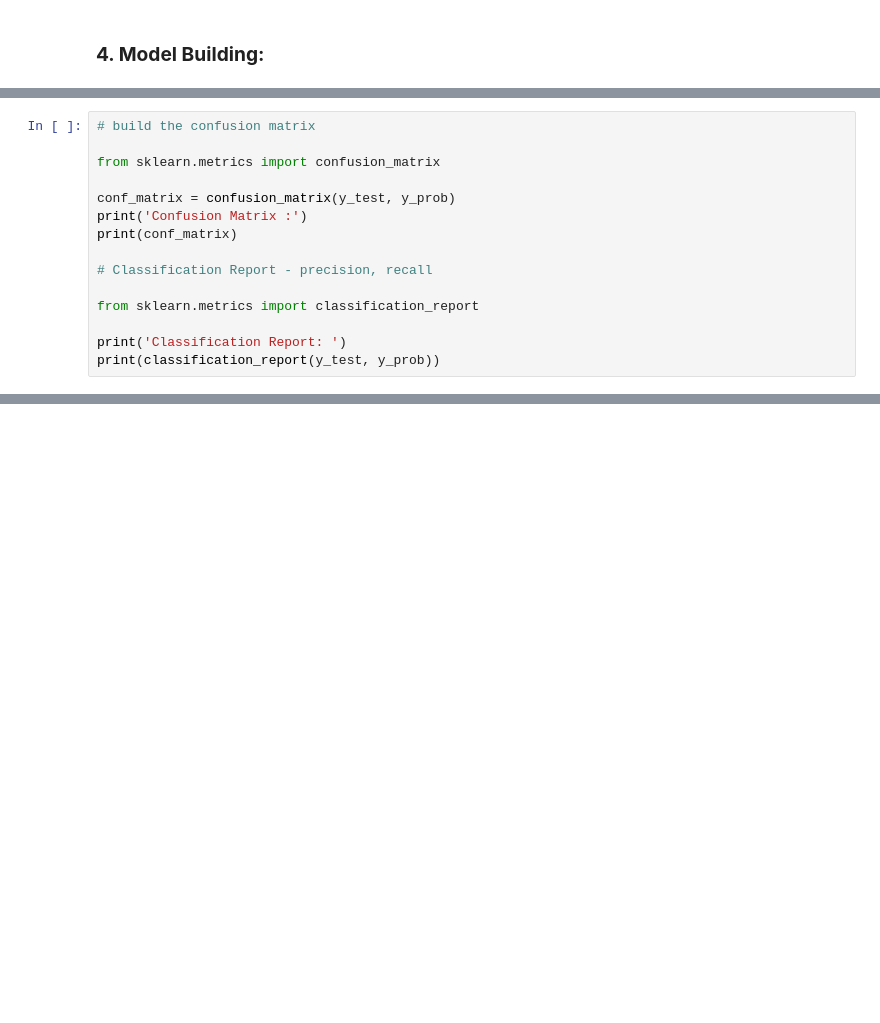
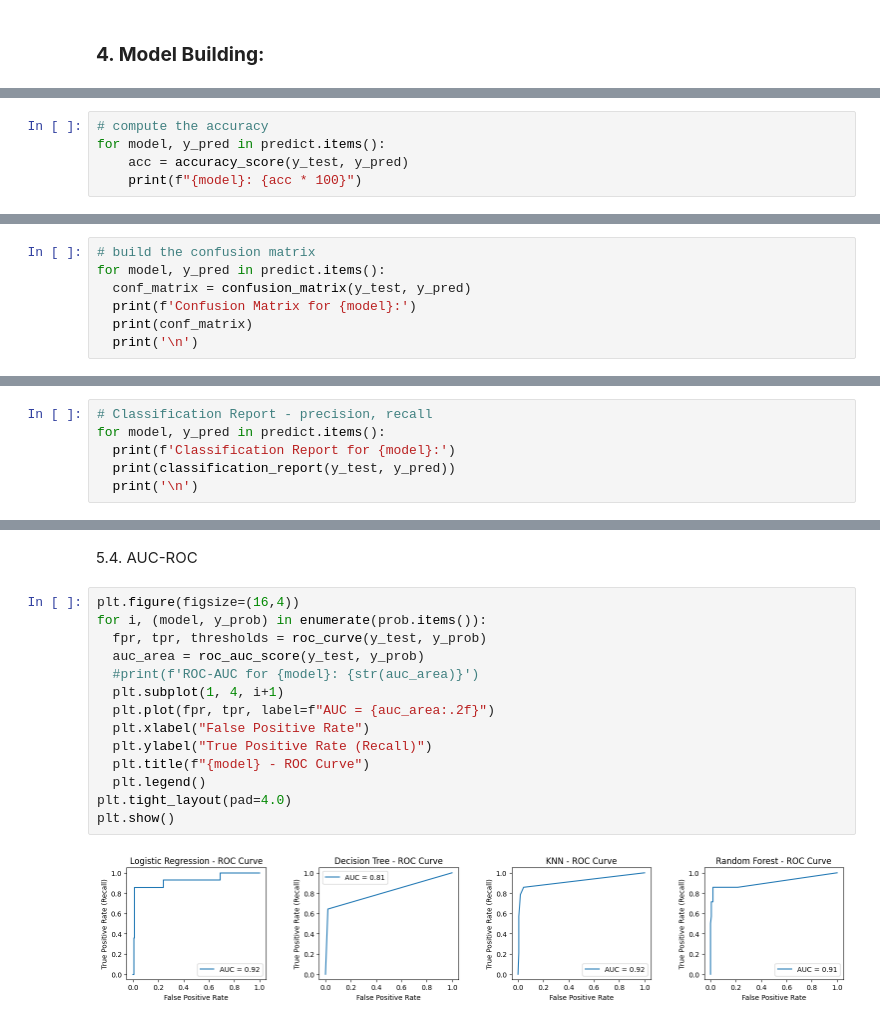
Before and after one commit to mudu89/ML_AssignmentPS01, a Jupyter notebook: 2024DA04200_Problem_Statement_1.ipynb, the cells around one changed output, grey strips where cells are left out. Saved outputs shown, nothing was run; the diff lists cells and outputs as text; blank space fills up the shorter version.

```diff
--- a/2024DA04200_Problem_Statement_1.ipynb
+++ b/2024DA04200_Problem_Statement_1.ipynb
@@ -562,0 +608,5 @@ print(acc * 100)
+# %%
+# compute the accuracy
+for model, y_pred in predict.items():
+    acc = accuracy_score(y_test, y_pred)
+    print(f"{model}: {acc * 100}")
@@ -563,16 +620,8 @@ print(acc * 100)
 # %%
 # build the confusion matrix
-
-from sklearn.metrics import confusion_matrix
-
-conf_matrix = confusion_matrix(y_test, y_prob)
-print('Confusion Matrix :')
-print(conf_matrix)
-
-# Classification Report - precision, recall
-
-from sklearn.metrics import classification_report
-
-print('Classification Report: ')
-print(classification_report(y_test, y_prob))
+for model, y_pred in predict.items():
+  conf_matrix = confusion_matrix(y_test, y_pred)
+  print(f'Confusion Matrix for {model}:')
+  print(conf_matrix)
+  print('\n')
 # %% [output]
@@ -590,0 +648,6 @@ weighted avg       0.97      0.97      0.97       258
+# %%
+# Classification Report - precision, recall
+for model, y_pred in predict.items():
+  print(f'Classification Report for {model}:')
+  print(classification_report(y_test, y_pred))
+  print('\n')
@@ -590,0 +672,18 @@ weighted avg       0.97      0.97      0.97       258
+# %% [markdown]
+5.4. AUC-ROC
+# %%
+plt.figure(figsize=(16,4))
+for i, (model, y_prob) in enumerate(prob.items()):
+  fpr, tpr, thresholds = roc_curve(y_test, y_prob)
+  auc_area = roc_auc_score(y_test, y_prob)
+  #print(f'ROC-AUC for {model}: {str(auc_area)}')
+  plt.subplot(1, 4, i+1)
+  plt.plot(fpr, tpr, label=f"AUC = {auc_area:.2f}")
+  plt.xlabel("False Positive Rate")
+  plt.ylabel("True Positive Rate (Recall)")
+  plt.title(f"{model} - ROC Curve")
+  plt.legend()
+plt.tight_layout(pad=4.0)
+plt.show()
+# %% [output]
+[figure, added]
```
Also changed, not shown: parts of 20 cells of this notebook.
